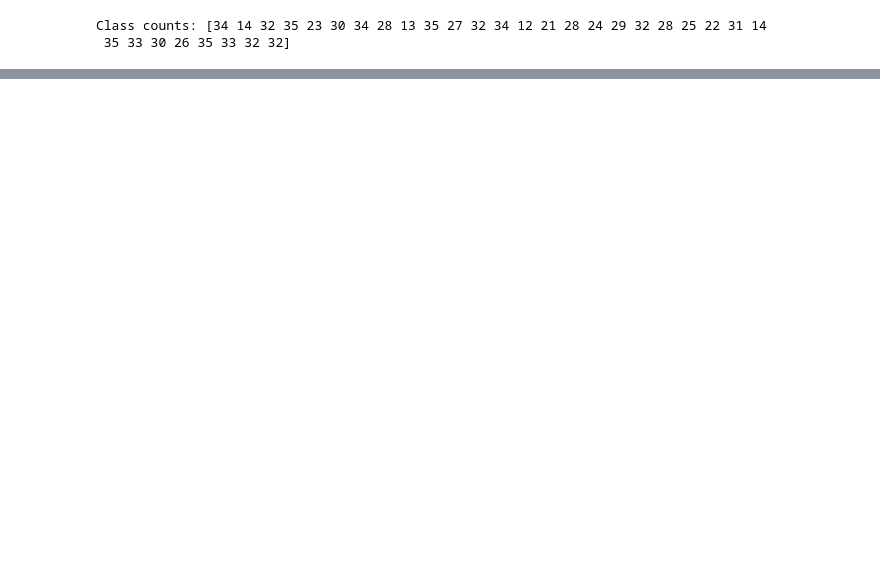
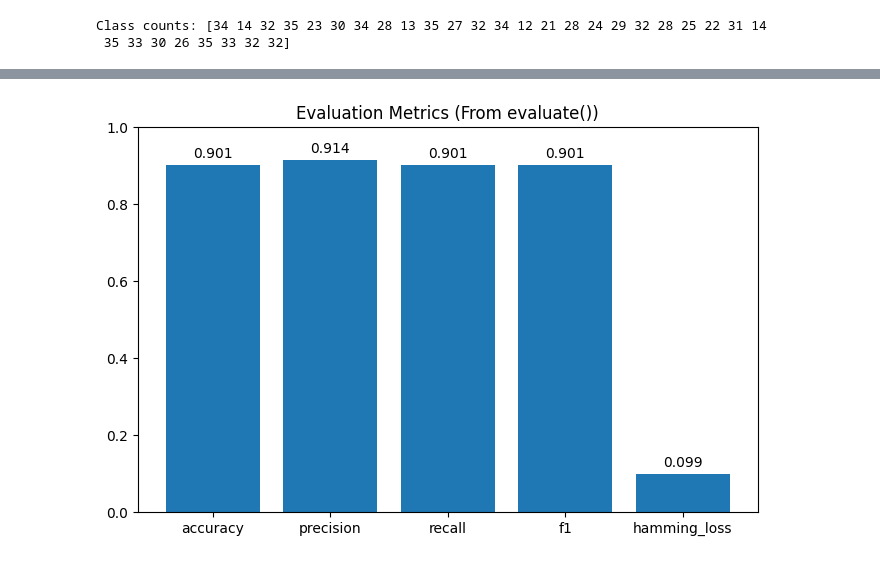
Before and after one commit to TottAditS/SignComparisonCNN, a Jupyter notebook: train/train_mobile_net.ipynb, the cells around one changed output, grey strips where cells are left out. Cells and saved outputs as stored; diff of their text form; code cells hidden in the pictures; blank space fills up the shorter version.

```diff
--- a/train/train_mobile_net.ipynb
+++ b/train/train_mobile_net.ipynb
@@ -441,3 +438,20 @@ Pred count: Counter({np.int64(12): 14, np.int64(5): 13, np.int64(7): 10, np.int6
 # %%
 writer.flush()
 writer.close()
+# %%
+import matplotlib.pyplot as plt
+
+names = list(metrics.keys())
+values = list(metrics.values())
+
+plt.figure(figsize=(8,5))
+plt.bar(names, values)
+plt.title("Evaluation Metrics (From evaluate())")
+plt.ylim(0, 1)
+
+for i, v in enumerate(values):
+    plt.text(i, v + 0.02, f"{v:.3f}", ha='center')
+
+plt.show()
+# %% [output]
+[figure, added]
```
Also changed, not shown: parts of 8 cells of this notebook, 17 other files.
